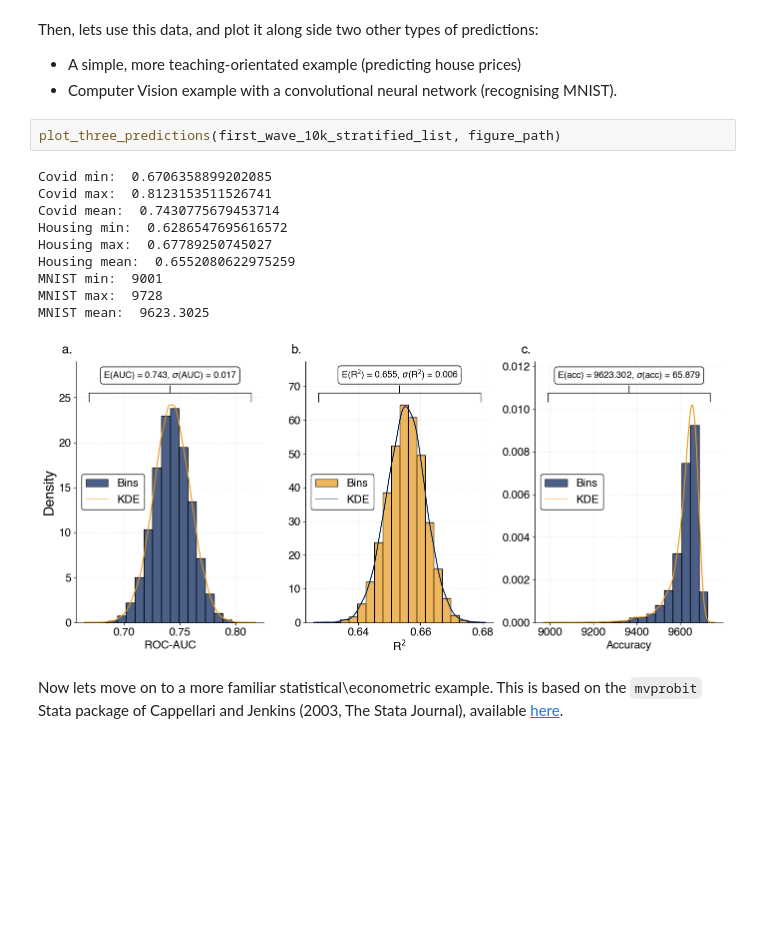
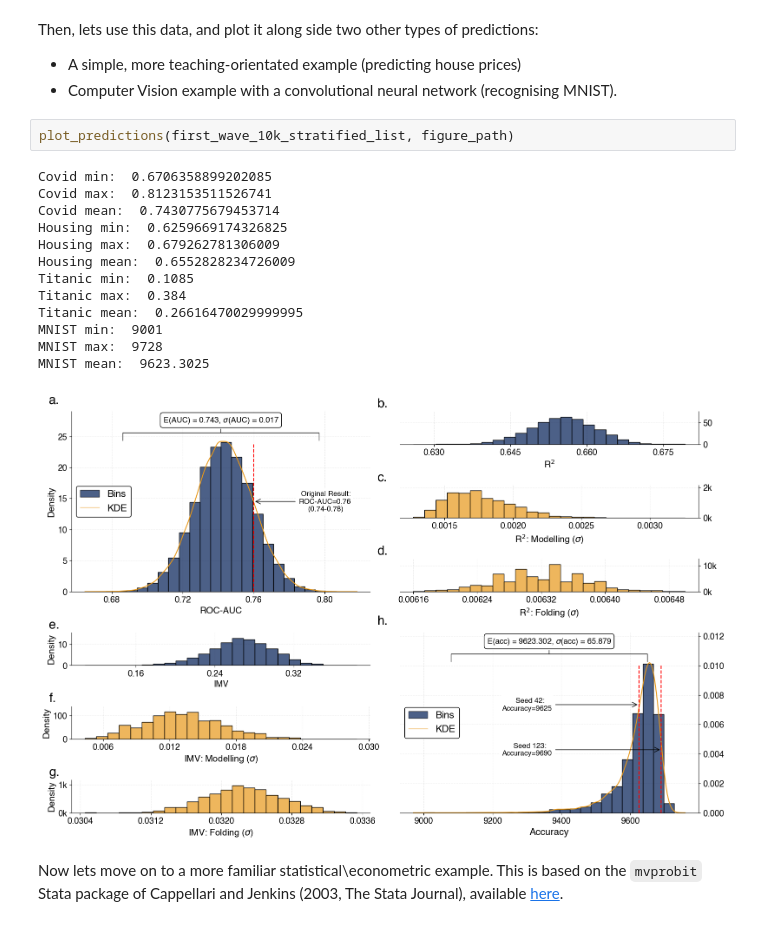
Before and after one commit to crahal/seeds, a Jupyter notebook: src/visualisation_notebook.ipynb, the cells around one changed output. Saved outputs shown, nothing was run; the diff lists cells and outputs as text; blank space fills up the shorter version.

Commit message:
Reworking various figures for talks

```diff
--- a/src/visualisation_notebook.ipynb
+++ b/src/visualisation_notebook.ipynb
@@ -72,18 +76,21 @@ Then, lets use this data, and plot it along side two other types of predictions:
 * A simple, more teaching-orientated example (predicting house prices)
 * Computer Vision example with a convolutional neural network (recognising MNIST).
 # %%
-plot_three_predictions(first_wave_10k_stratified_list, figure_path)
+plot_predictions(first_wave_10k_stratified_list, figure_path)
 # %% [output]
 Covid min:  0.6706358899202085
 Covid max:  0.8123153511526741
 Covid mean:  0.7430775679453714
-Housing min:  0.6286547695616572
-Housing max:  0.67789250745027
-Housing mean:  0.6552080622975259
+Housing min:  0.6259669174326825
+Housing max:  0.679262781306009
+Housing mean:  0.6552828234726009
+Titanic min:  0.1085
+Titanic max:  0.384
+Titanic mean:  0.26616470029999995
 MNIST min:  9001
 MNIST max:  9728
 MNIST mean:  9623.3025
-[figure, old version]
+[figure, new version]
 # %% [markdown]
 Now lets move on to a more familiar statistical\econometric example. This is based on the `mvprobit` Stata package of Cappellari and Jenkins (2003, The Stata Journal), available [here](https://journals.sagepub.com/doi/pdf/10.1177/1536867X0300300305).
 # %%
```
Also changed, not shown: parts of 12 cells of this notebook, 2 other files.
